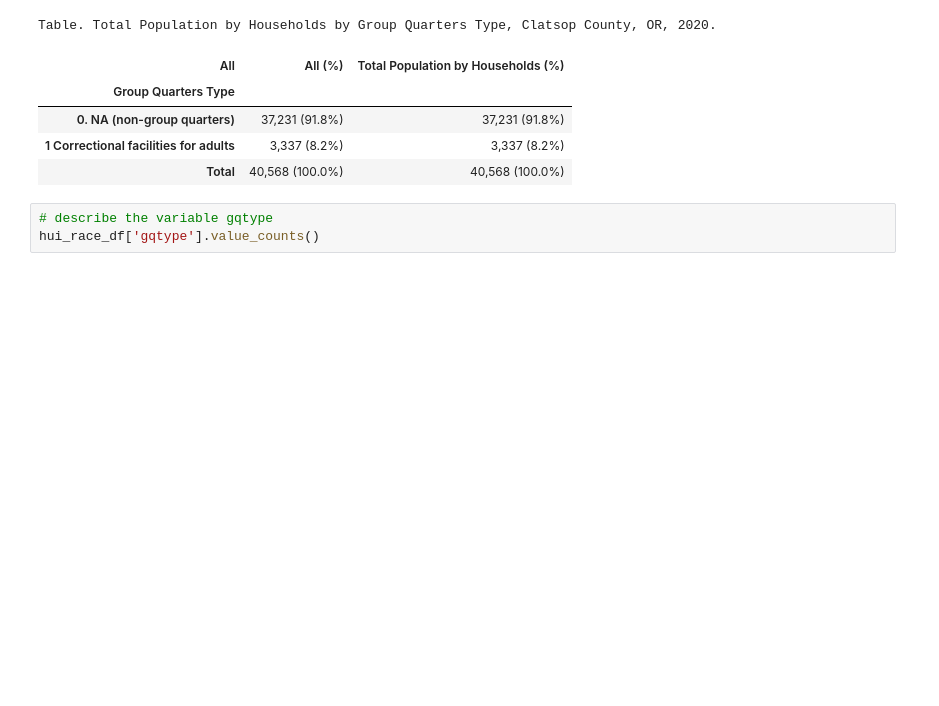
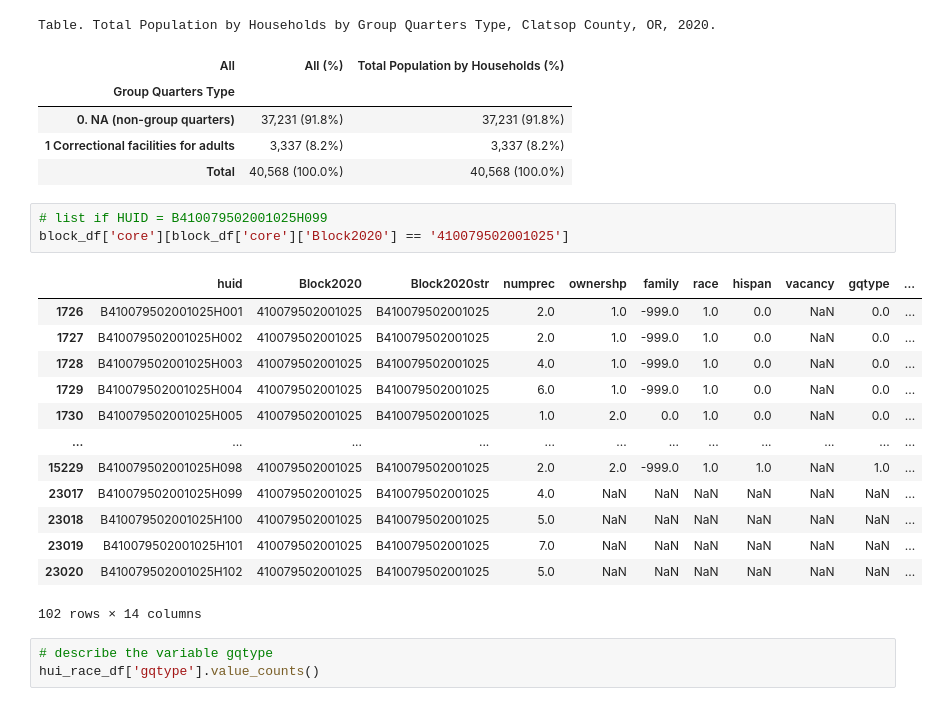
Before and after one commit to npr99/intersect-community-data, a Jupyter notebook: ncoda_07gv1_HUI_2020.ipynb, the cells around one changed output. Drawn from its saved outputs; the diff is of its cells as text; blank space fills up the shorter version.

```diff
--- a/ncoda_07gv1_HUI_2020.ipynb
+++ b/ncoda_07gv1_HUI_2020.ipynb
@@ -379,6 +379,23 @@ Table. Total Population by Households by Group Quarters Type, Clatsop County, OR
 | 0. NA (non-group quarters) | 37,231 (91.8%) | 37,231 (91.8%) |
 | 1 Correctional facilities for adults | 3,337 (8.2%) | 3,337 (8.2%) |
 | Total | 40,568 (100.0%) | 40,568 (100.0%) |
+# %%
+# list if HUID = B410079502001025H099
+block_df['core'][block_df['core']['Block2020'] == '410079502001025']
+# %% [output]
+|  | huid | Block2020 | Block2020str | numprec | ownershp | family | race | hispan | vacancy | gqtype | ... |
+| 1726 | B410079502001025H001 | 410079502001025 | B410079502001025 | 2.0 | 1.0 | -999.0 | 1.0 | 0.0 | NaN | 0.0 | ... |
+| 1727 | B410079502001025H002 | 410079502001025 | B410079502001025 | 2.0 | 1.0 | -999.0 | 1.0 | 0.0 | NaN | 0.0 | ... |
+| 1728 | B410079502001025H003 | 410079502001025 | B410079502001025 | 4.0 | 1.0 | -999.0 | 1.0 | 0.0 | NaN | 0.0 | ... |
+| 1729 | B410079502001025H004 | 410079502001025 | B410079502001025 | 6.0 | 1.0 | -999.0 | 1.0 | 0.0 | NaN | 0.0 | ... |
+| 1730 | B410079502001025H005 | 410079502001025 | B410079502001025 | 1.0 | 2.0 | 0.0 | 1.0 | 0.0 | NaN | 0.0 | ... |
+| ... | ... | ... | ... | ... | ... | ... | ... | ... | ... | ... | ... |
+| 15229 | B410079502001025H098 | 410079502001025 | B410079502001025 | 2.0 | 2.0 | -999.0 | 1.0 | 1.0 | NaN | 1.0 | ... |
+| 23017 | B410079502001025H099 | 410079502001025 | B410079502001025 | 4.0 | NaN | NaN | NaN | NaN | NaN | NaN | ... |
+| 23018 | B410079502001025H100 | 410079502001025 | B410079502001025 | 5.0 | NaN | NaN | NaN | NaN | NaN | NaN | ... |
+| 23019 | B410079502001025H101 | 410079502001025 | B410079502001025 | 7.0 | NaN | NaN | NaN | NaN | NaN | NaN | ... |
+| 23020 | B410079502001025H102 | 410079502001025 | B410079502001025 | 5.0 | NaN | NaN | NaN | NaN | NaN | NaN | ... |
+102 rows × 14 columns
 # %%
 # describe the variable gqtype
 hui_race_df['gqtype'].value_counts()
```
Also changed, not shown: 1 other file.
